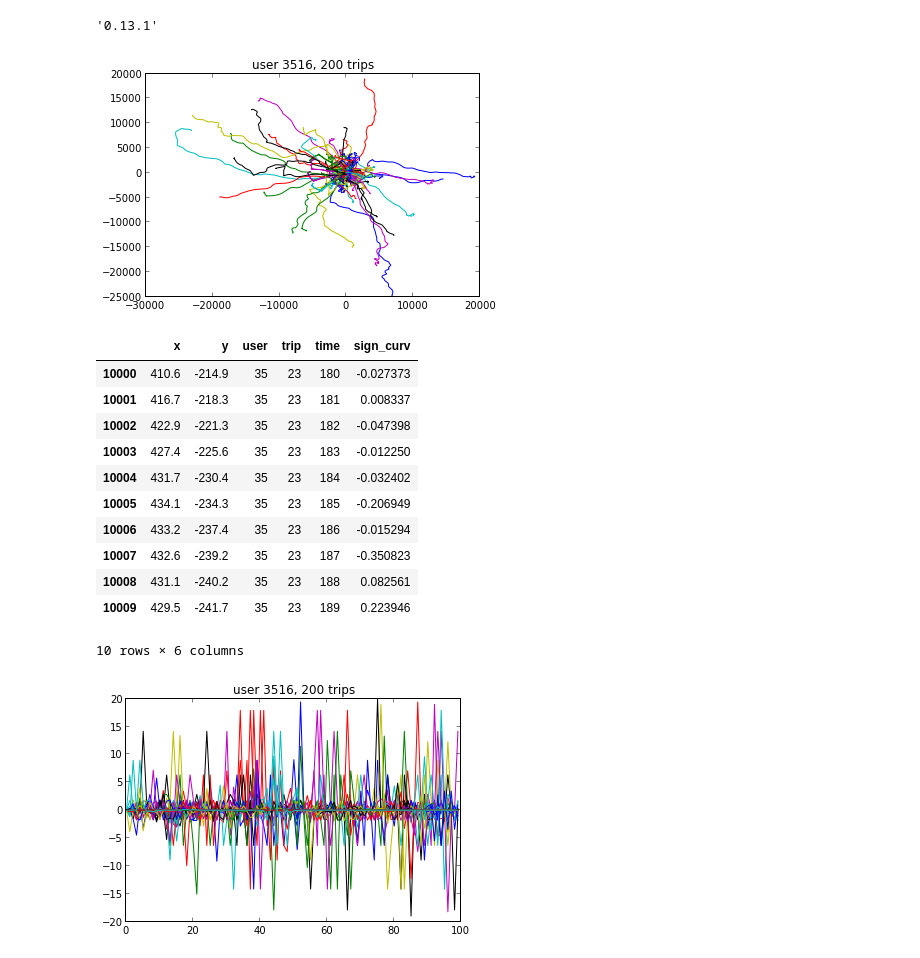
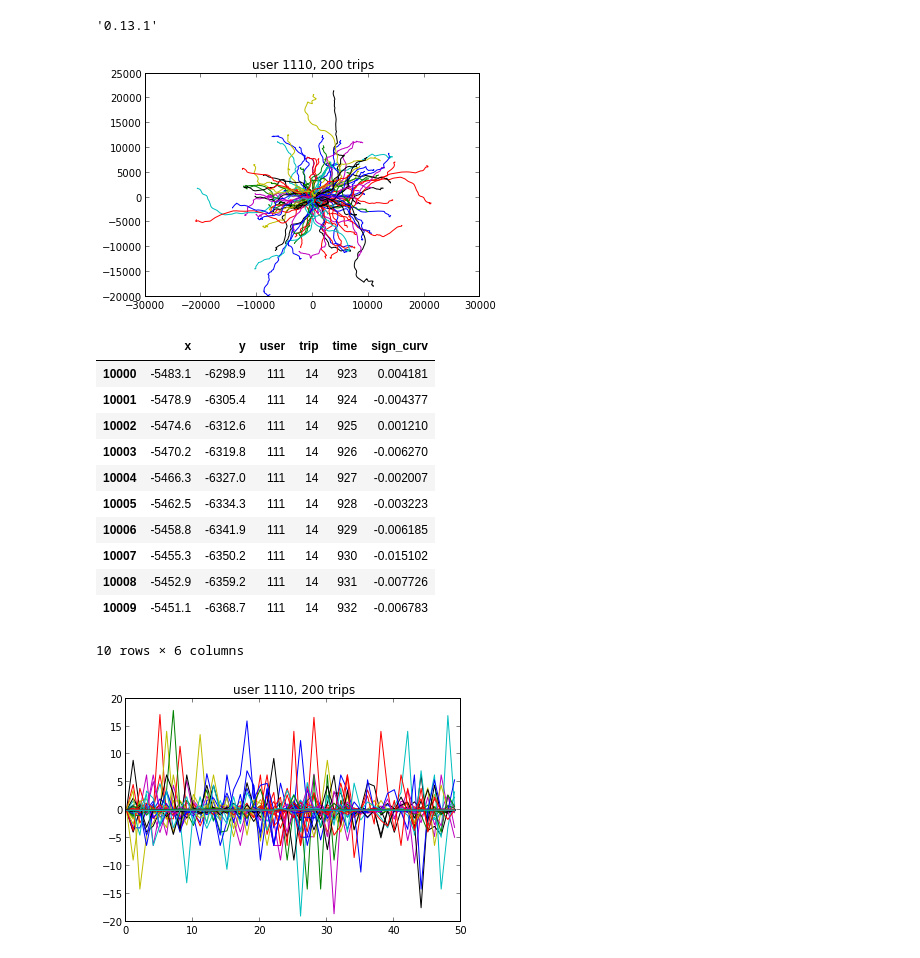
Before and after one commit to freinque/axa_dataset, a Jupyter notebook: prel_feat_01.ipynb, the cells around one changed output. Cells and saved outputs as stored; diff of their text form; code cells hidden in the pictures.

```diff
--- a/prel_feat_01.ipynb
+++ b/prel_feat_01.ipynb
@@ -7,7 +7,7 @@ pd.__version__
 # %%
 #FC Loads data files in trips data frame. Run the script in the folder where the drivers' (users') folders are.
 trips = []
-users = glob.glob('./drivers/351*/')
+users = glob.glob('./drivers/111*/')
 for user in users:
     trip_files = glob.glob('%s/*.csv'%user)
     trips_u = []
@@ -32,7 +32,7 @@ trips = trips.reset_index(drop = True )
 #trips.xs( (3515,26,1), level=['user','trip','time'])
 # %%
 #FC selects user just not to run the code through all of the data
-user_n = 3516
+user_n = 1110
 n_trips_u = len( set( trips_u['trip'] ) )
 # %%
 #FC graphs the trips of the chosen user
@@ -43,7 +43,7 @@ for t in np.arange(n_trips_u)+1: #trips.ix[user_n,:,:].index.levels[0]: #set(tri
     plt.plot( trips_u_t['x'], trips_u_t['y'], linestyle='-') #, marker='*' )
     plt.title('user %d, %d trips'%(user_n, n_trips_u) )
 # %% [output]
-[figure, old version]
+[figure, new version]
 # %%
 #FC calculates the 'signed' inverse radius of the circle through three consecutive points
 def sign_curv(p_0,p_1,p_2):
@@ -120,26 +120,26 @@ trips['sign_curv'] = df_curv( trips[['x','y']] )
 trips[10000:10010]
 # %% [output]
 |  | x | y | user | trip | time | sign_curv |
-| 10000 | 410.6 | -214.9 | 35 | 23 | 180 | -0.027373 |
-| 10001 | 416.7 | -218.3 | 35 | 23 | 181 | 0.008337 |
-| 10002 | 422.9 | -221.3 | 35 | 23 | 182 | -0.047398 |
-| 10003 | 427.4 | -225.6 | 35 | 23 | 183 | -0.012250 |
-| 10004 | 431.7 | -230.4 | 35 | 23 | 184 | -0.032402 |
-| 10005 | 434.1 | -234.3 | 35 | 23 | 185 | -0.206949 |
-| 10006 | 433.2 | -237.4 | 35 | 23 | 186 | -0.015294 |
-| 10007 | 432.6 | -239.2 | 35 | 23 | 187 | -0.350823 |
-| 10008 | 431.1 | -240.2 | 35 | 23 | 188 | 0.082561 |
-| 10009 | 429.5 | -241.7 | 35 | 23 | 189 | 0.223946 |
+| 10000 | -5483.1 | -6298.9 | 111 | 14 | 923 | 0.004181 |
+| 10001 | -5478.9 | -6305.4 | 111 | 14 | 924 | -0.004377 |
+| 10002 | -5474.6 | -6312.6 | 111 | 14 | 925 | 0.001210 |
+| 10003 | -5470.2 | -6319.8 | 111 | 14 | 926 | -0.006270 |
+| 10004 | -5466.3 | -6327.0 | 111 | 14 | 927 | -0.002007 |
+| 10005 | -5462.5 | -6334.3 | 111 | 14 | 928 | -0.003223 |
+| 10006 | -5458.8 | -6341.9 | 111 | 14 | 929 | -0.006185 |
+| 10007 | -5455.3 | -6350.2 | 111 | 14 | 930 | -0.015102 |
+| 10008 | -5452.9 | -6359.2 | 111 | 14 | 931 | -0.007726 |
+| 10009 | -5451.1 | -6368.7 | 111 | 14 | 932 | -0.006783 |
 10 rows × 6 columns
 # %%
 #FC plot of part of the previous computation
 trips_u = trips[ trips['user']==user_n ]
 for t in np.arange(n_trips_u)+1: #trips.ix[user_n,:,:].index.levels[0]: #set(trips_u['trip']): #xrange(1,10,1):
     trips_u_t = trips_u[ trips_u['trip']==t ]
 
-    plt.plot( np.arange(len(trips_u_t))[:100], trips_u_t['sign_curv'][:100], linestyle='-') #, marker='*' )
+    plt.plot( np.arange(len(trips_u_t))[:50], trips_u_t['sign_curv'][:50], linestyle='-') #, marker='*' )
     plt.title('user %d, %d trips'%(user_n, n_trips_u) )
 # %% [output]
-[figure, old version]
+[figure, new version]
 # %%
 #FC calculates the norm of the acceleration vector and its perp and norm components based on three consecutive points
```
Also changed, not shown: parts of 29 cells of this notebook.
